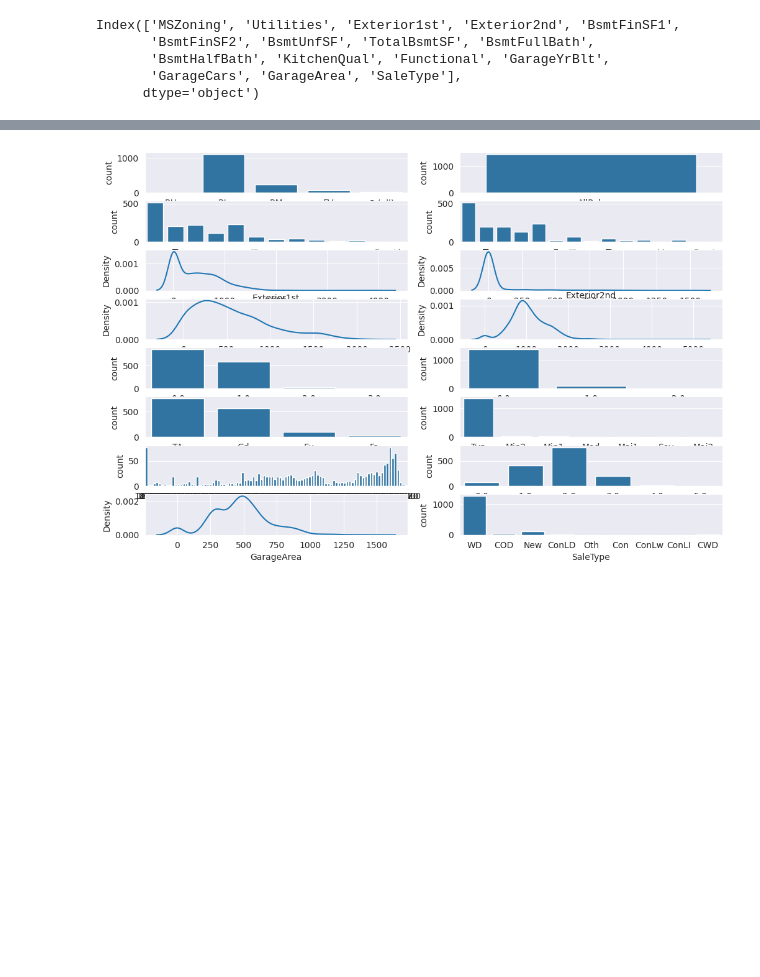
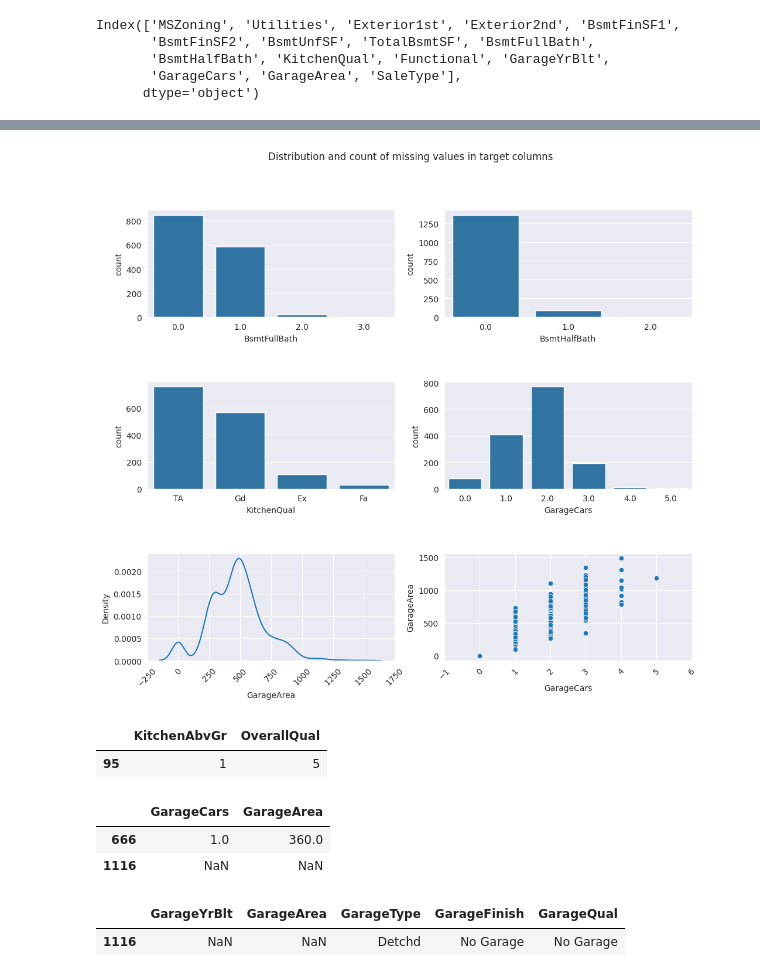
Before and after one commit to EnriqManComp/kaggle-competitions, a Jupyter notebook: house-prices-advanced-regression-techniques/house-prices-kaggle-competition.ipynb, the cells around one changed output, grey strips where cells are left out. Saved outputs shown, nothing was run; the diff lists cells and outputs as text; code cells hidden in the pictures; blank space fills up the shorter version.

Commit message:
"Ready to predict the submission data"

```diff
--- a/house-prices-advanced-regression-techniques/house-prices-kaggle-competition.ipynb
+++ b/house-prices-advanced-regression-techniques/house-prices-kaggle-competition.ipynb
@@ -844,0 +895,3 @@ Index(['MSZoning', 'Utilities', 'Exterior1st', 'Exterior2nd', 'BsmtFinSF1',
+# %%
+submission_data.at[1116,'GarageYrBlt'] = 0.0
+submission_data.at[1116,'GarageType'] = "No Garage"
@@ -844,0 +903,2 @@ Index(['MSZoning', 'Utilities', 'Exterior1st', 'Exterior2nd', 'BsmtFinSF1',
+# %%
+submission_data.at[666,'GarageYrBlt'] = 1910.0
@@ -845,27 +927,43 @@ Index(['MSZoning', 'Utilities', 'Exterior1st', 'Exterior2nd', 'BsmtFinSF1',
+# %%
+for dependent_column, (column, value) in missing_dependent_columns.items():
+    submission_data.loc[submission_data[column] == value, dependent_column] = 0
+
+for column, fill_value in target_missing_columns.items():
+    submission_data[column] = submission_data[column].fillna(fill_value)
 # %%
-fig, axs = plt.subplots(8,2, figsize=(12, 8))
-sns.countplot(data=submission_data, x='MSZoning', ax=axs[0,0])
-sns.countplot(data=submission_data, x='Utilities', ax=axs[0,1])
-sns.countplot(data=submission_data, x='Exterior1st', ax=axs[1,0])
-sns.countplot(data=submission_data, x='Exterior2nd', ax=axs[1,1])
-sns.kdeplot(data=submission_data, x='BsmtFinSF1', ax=axs[2,0])
-sns.kdeplot(data=submission_data, x='BsmtFinSF2', ax=axs[2,1])
-sns.kdeplot(data=submission_data, x='BsmtUnfSF', ax=axs[3,0])
-sns.kdeplot(data=submission_data, x='TotalBsmtSF', ax=axs[3,1])
-sns.countplot(data=submission_data, x='BsmtFullBath', ax=axs[4,0])
-sns.countplot(data=submission_data, x='BsmtHalfBath', ax=axs[4,1])
-sns.countplot(data=submission_data, x='KitchenQual', ax=axs[5,0])
-sns.countplot(data=submission_data, x='Functional', ax=axs[5,1])
-sns.countplot(data=submission_data, x='GarageYrBlt', ax=axs[6,0])
-sns.countplot(data=submission_data, x='GarageCars', ax=axs[6,1])
-sns.kdeplot(data=submission_data, x='GarageArea', ax=axs[7,0])
-sns.countplot(data=submission_data, x='SaleType', ax=axs[7,1])
+fig, axs = plt.subplots(3,2, figsize=(12, 10))
+sns.countplot(data=submission_data, x='BsmtFullBath', ax=axs[0,0])
+sns.countplot(data=submission_data, x='BsmtHalfBath', ax=axs[0,1])
+sns.countplot(data=submission_data, x='KitchenQual', ax=axs[1,0])
+sns.countplot(data=submission_data, x='GarageCars', ax=axs[1,1])
+sns.kdeplot(data=submission_data, x='GarageArea', ax=axs[2,0])
+sns.scatterplot(data=submission_data, x='GarageCars', y='GarageArea', ax=axs[2,1])
 
+for ax in axs[2]:
+    ax.set_xticks(ax.get_xticks())
+    ax.set_xticklabels(ax.get_xticklabels(), rotation=45)
 
-for ax in axs[1]:
-    ax.set_xticks(ax.get_xticks())
-    ax.set_xticklabels(ax.get_xticklabels(), rotation=90)
-
+plt.suptitle("Distribution and count of missing values in target columns")
+plt.subplots_adjust(hspace=0.6, wspace=0.2)
 plt.show()
 # %% [output]
-[figure, old version]
+[figure, new version]
+# %%
+missing_data = submission_data.loc[submission_data['KitchenQual'].isna(), ['KitchenAbvGr', 'OverallQual']]
+missing_data.head()
+# %% [output]
+|  | KitchenAbvGr | OverallQual |
+| 95 | 1 | 5 |
+# %%
+missing_data = submission_data.loc[submission_data['GarageYrBlt'].isna(), ['GarageCars', 'GarageArea']]
+missing_data
+# %% [output]
+|  | GarageCars | GarageArea |
+| 666 | 1.0 | 360.0 |
+| 1116 | NaN | NaN |
+# %%
+missing_data = submission_data.loc[submission_data['GarageCars'].isna(), ['GarageYrBlt', 'GarageArea', 'GarageType', "GarageFinish", 'GarageQual']]
+missing_data
+# %% [output]
+|  | GarageYrBlt | GarageArea | GarageType | GarageFinish | GarageQual |
+| 1116 | NaN | NaN | Detchd | No Garage | No Garage |
```
Also changed, not shown: parts of 28 cells of this notebook.
